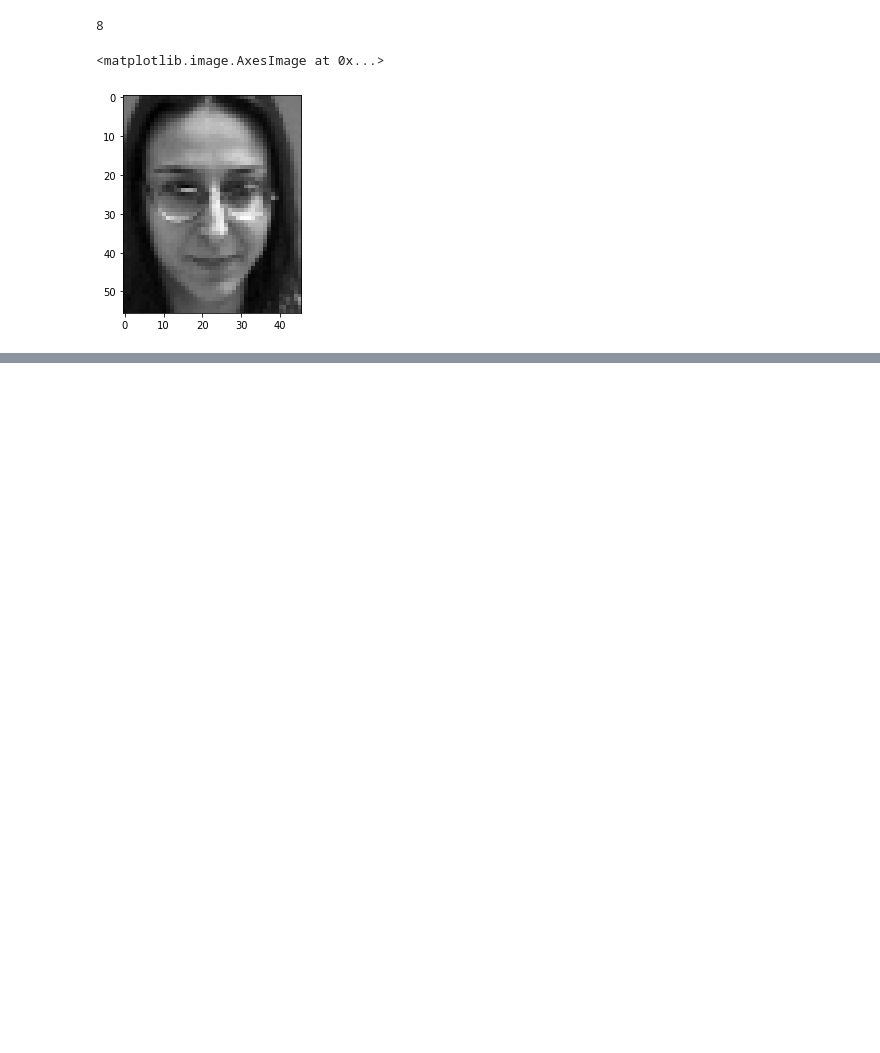
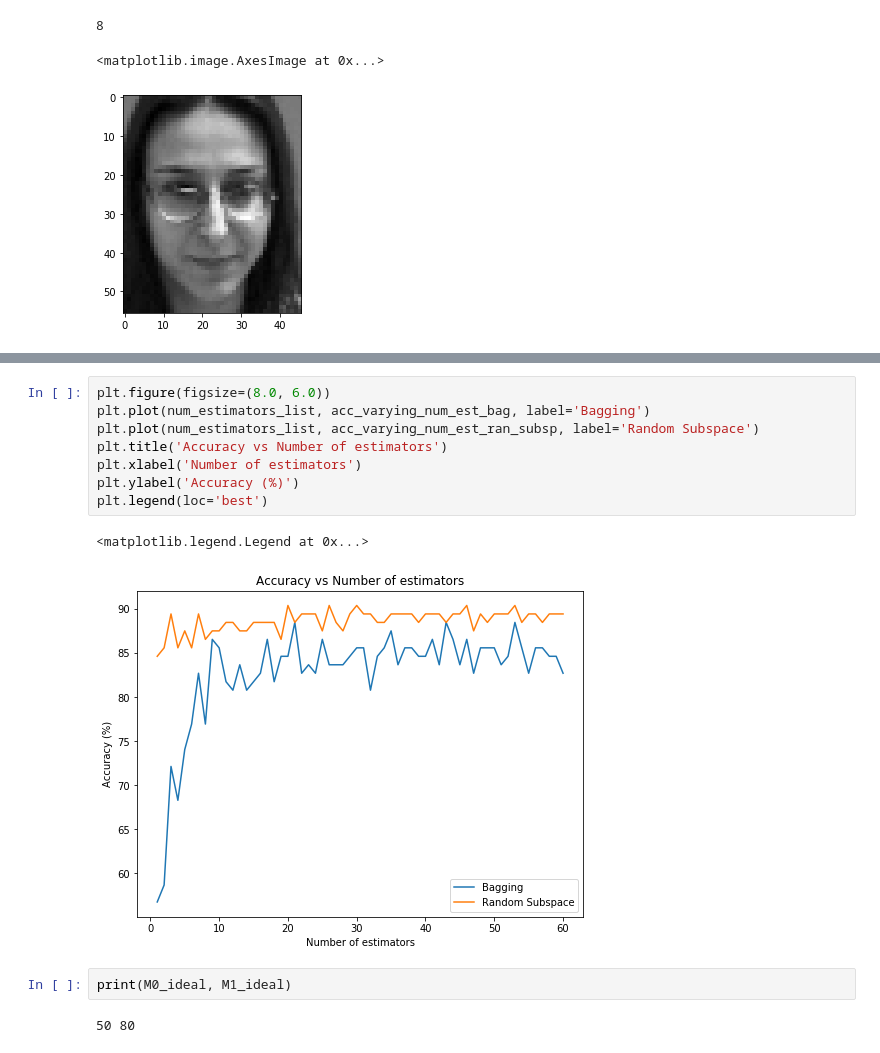
Before and after one commit to pedromonteiro18/Pattern_Recognition, a Jupyter notebook: Q3.ipynb, the cells around one changed output, grey strips where cells are left out. Cells and saved outputs as stored; diff of their text form; blank space fills up the shorter version.

```diff
--- a/Q3.ipynb
+++ b/Q3.ipynb
@@ -417,0 +895,15 @@ plt.imshow(image.T, cmap= 'gist_gray')
+# %%
+plt.figure(figsize=(8.0, 6.0))
+plt.plot(num_estimators_list, acc_varying_num_est_bag, label='Bagging')
+plt.plot(num_estimators_list, acc_varying_num_est_ran_subsp, label='Random Subspace')
+plt.title('Accuracy vs Number of estimators')
+plt.xlabel('Number of estimators')
+plt.ylabel('Accuracy (%)')
+plt.legend(loc='best')
+# %% [output]
+<matplotlib.legend.Legend at 0x...>
+[figure, added]
+# %%
+print(M0_ideal, M1_ideal)
+# %% [output]
+50 80
```
Also changed, not shown: parts of 8 cells of this notebook.
